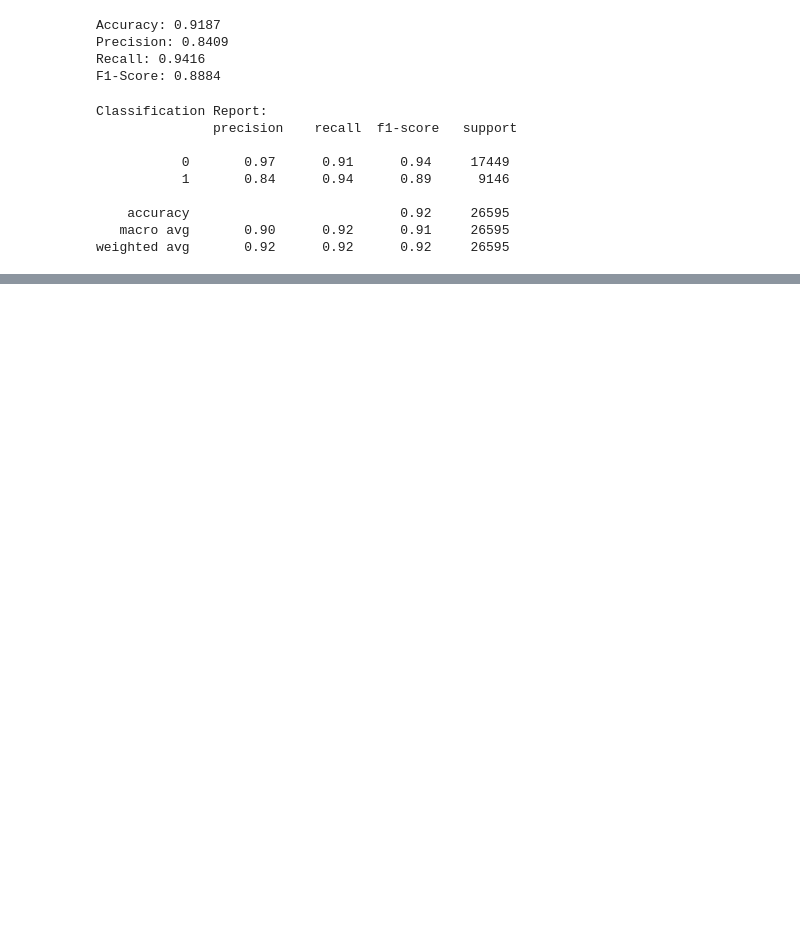
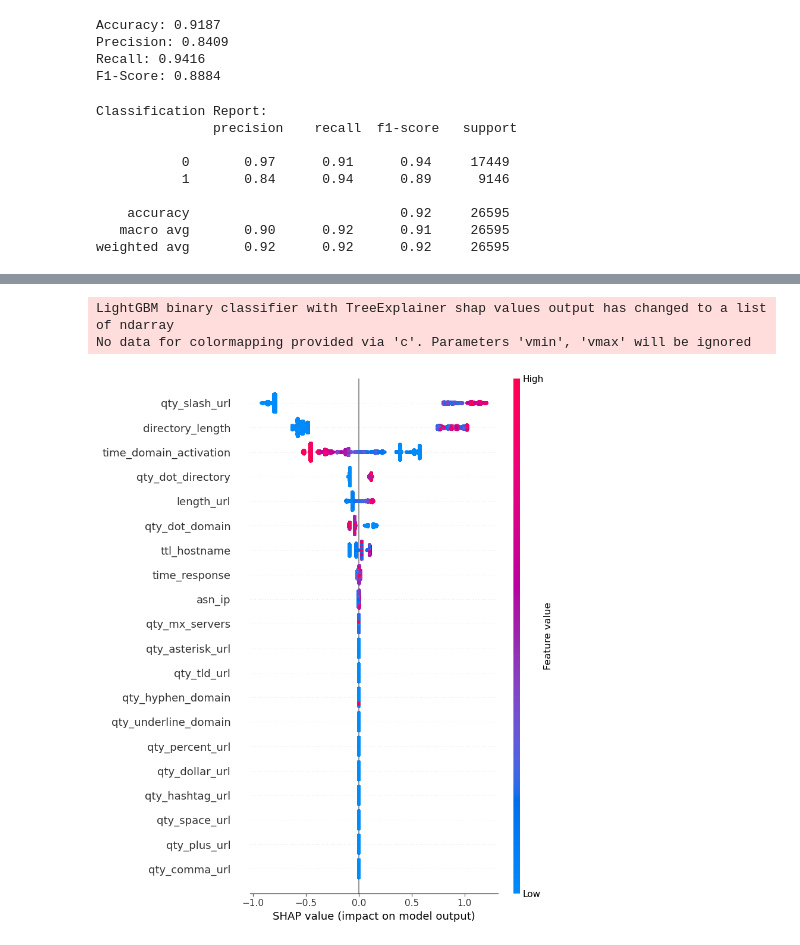
Before and after one commit to brian-campbell/ai-bootcamp-project-2, a Jupyter notebook: phishing_basic_analysis.ipynb, the cells around one changed output, grey strips where cells are left out. Drawn from its saved outputs; the diff is of its cells as text; code cells hidden in the pictures; blank space fills up the shorter version.

Commit message:
Updated code to add lightgbm analysis

```diff
--- a/phishing_basic_analysis.ipynb
+++ b/phishing_basic_analysis.ipynb
@@ -508,0 +628,10 @@ weighted avg       0.92      0.92      0.92     26595
+# %%
+#
+explainer = shap.TreeExplainer ( model=classifier )
+shap_values = explainer.shap_values ( X_test )
+
+shap.summary_plot ( shap_values[1], features=X_test )
+# %% [output]
+LightGBM binary classifier with TreeExplainer shap values output has changed to a list of ndarray
+No data for colormapping provided via 'c'. Parameters 'vmin', 'vmax' will be ignored
+[figure, added]
```
Also changed, not shown: parts of 10 cells of this notebook.
